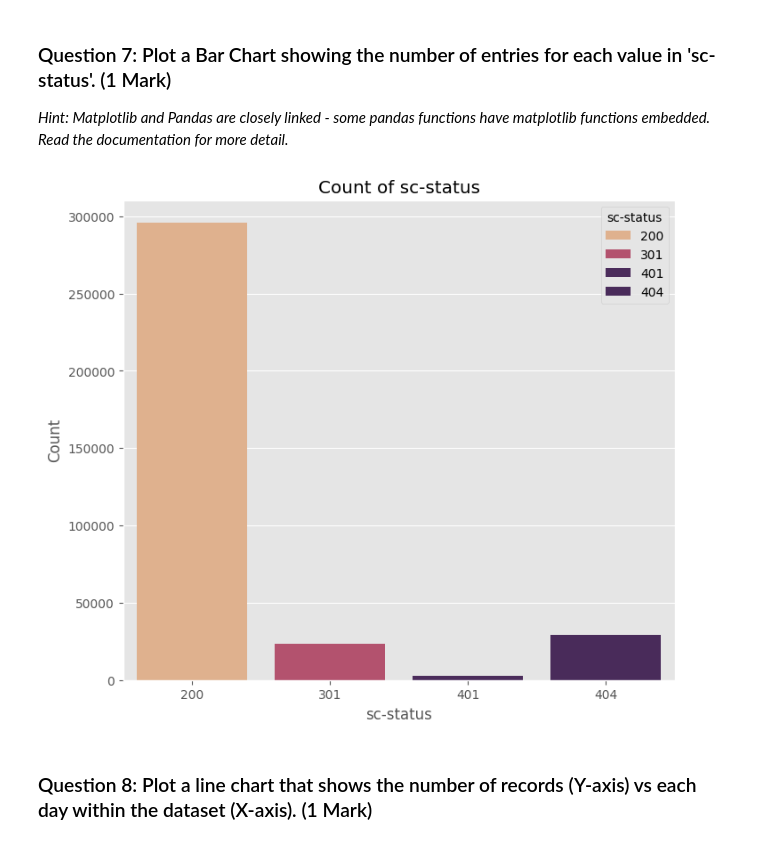
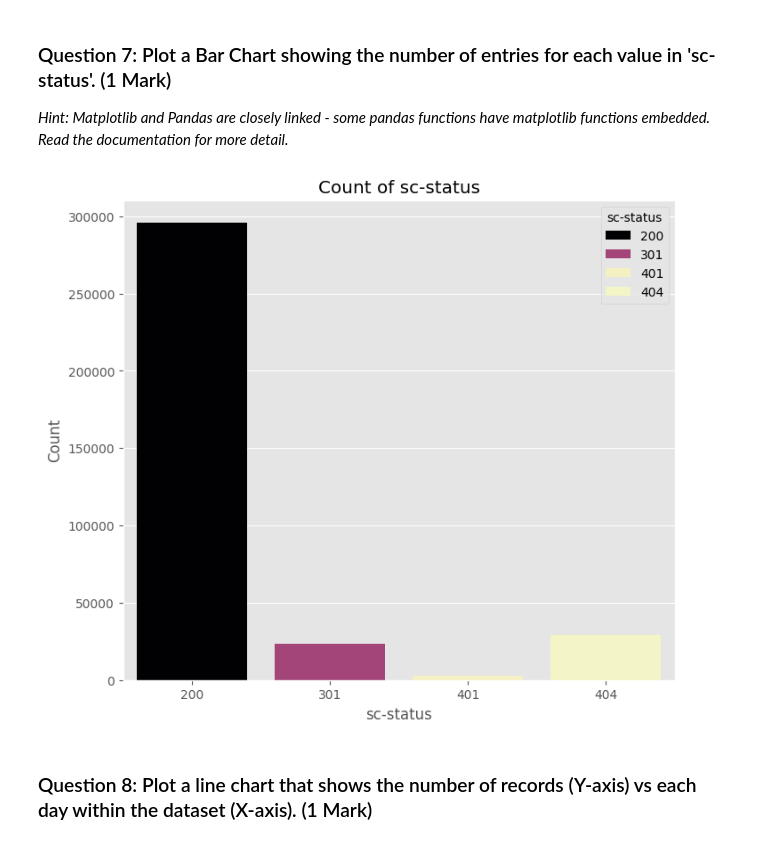
Before and after one commit to Monles/CSA-2024, a Jupyter notebook: Task1/v2-23008852-TASK1.ipynb, the cells around one changed output. Drawn from its saved outputs; the diff is of its cells as text; code cells hidden in the pictures.

```diff
--- a/Task1/v2-23008852-TASK1.ipynb
+++ b/Task1/v2-23008852-TASK1.ipynb
@@ -253,14 +253,14 @@ ss_df
 # %%
 # Q7 ANSWER
 
 plt.figure(figsize=(8,7))
-sns.countplot(x='sc-status',data=data, hue='sc-status', palette='flare')
+sns.countplot(x='sc-status',data=data, hue='sc-status', palette='magma')
 plt.title('Count of sc-status')  # Add title
 plt.xlabel('sc-status')
 plt.ylabel('Count')
 plt.show()
 # %% [output]
-[figure, old version]
+[figure, new version]
 # %% [markdown]
 ### Question 8: Plot a line chart that shows the number of records (Y-axis) vs each day within the dataset (X-axis). (1 Mark)
 # %%
```
Also changed, not shown: parts of 5 cells of this notebook.
